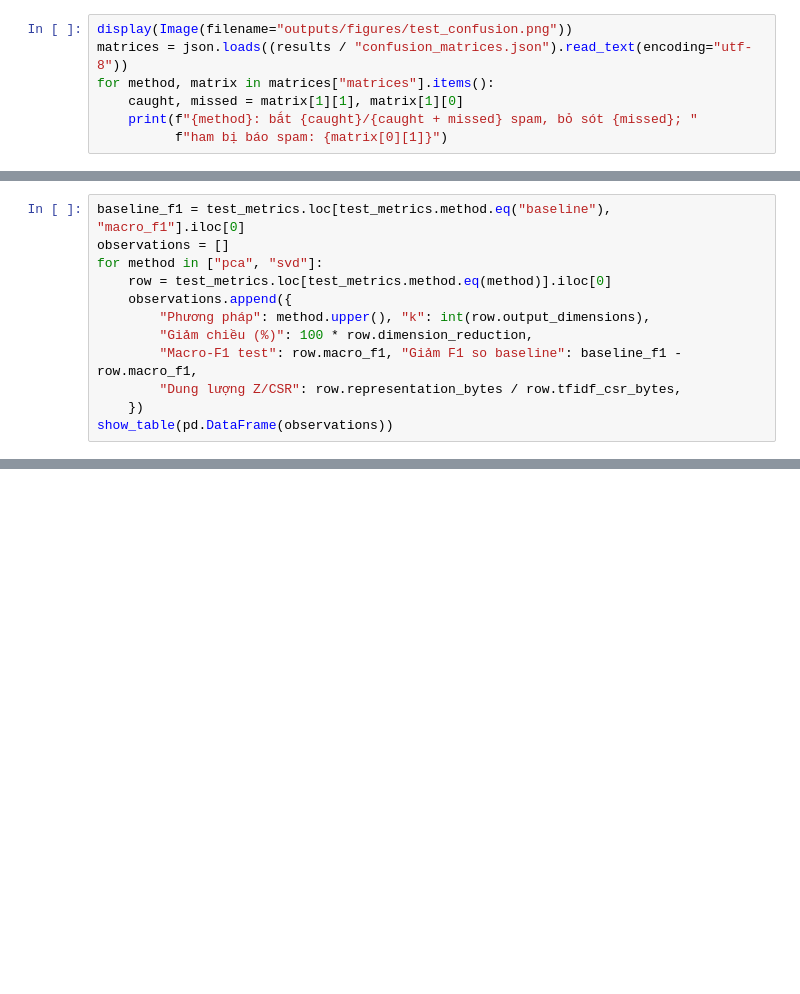
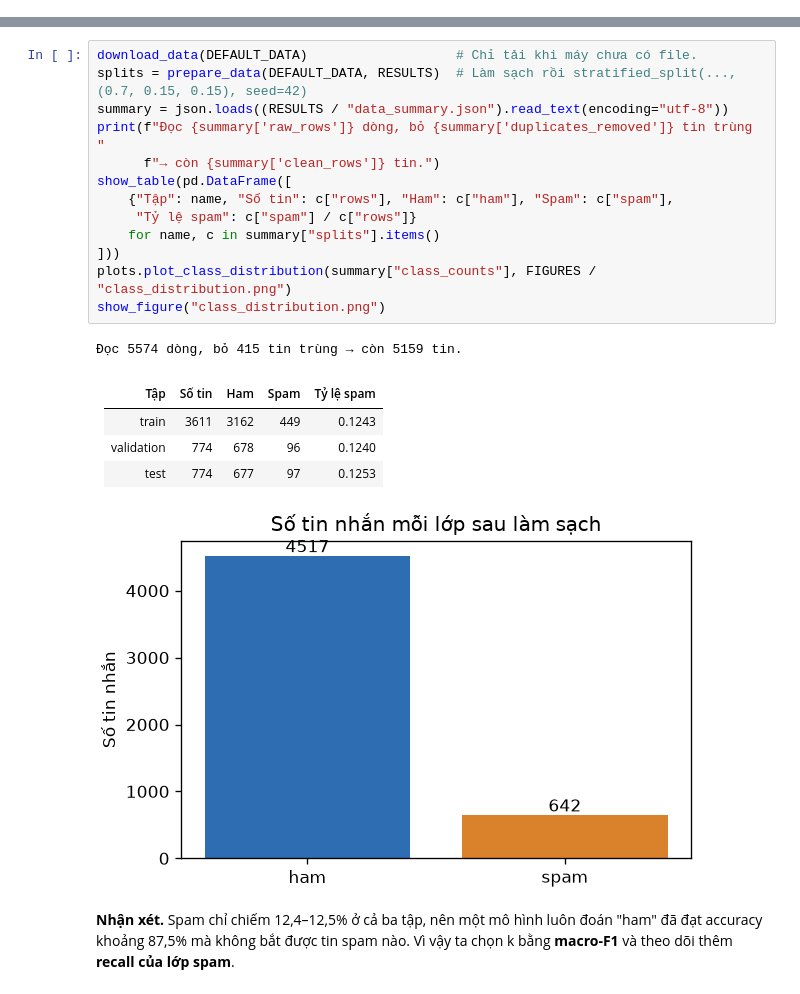
Before and after one commit to khanhtan2612/Spam-Detection, a Jupyter notebook: svd_pca_spam.ipynb, the cells around one changed output, grey strips where cells are left out. Drawn from its saved outputs; the diff is of its cells as text; blank space fills up the shorter version.

```diff
--- a/svd_pca_spam.ipynb
+++ b/svd_pca_spam.ipynb
@@ -397,7 +0,0 @@ Hàng là nhãn thật, cột là nhãn dự đoán.
-# %%
-display(Image(filename="outputs/figures/test_confusion.png"))
-matrices = json.loads((results / "confusion_matrices.json").read_text(encoding="utf-8"))
-for method, matrix in matrices["matrices"].items():
-    caught, missed = matrix[1][1], matrix[1][0]
-    print(f"{method}: bắt {caught}/{caught + missed} spam, bỏ sót {missed}; "
-          f"ham bị báo spam: {matrix[0][1]}")
@@ -519,12 +0,0 @@ OK
-# %%
-baseline_f1 = test_metrics.loc[test_metrics.method.eq("baseline"), "macro_f1"].iloc[0]
-observations = []
-for method in ["pca", "svd"]:
-    row = test_metrics.loc[test_metrics.method.eq(method)].iloc[0]
-    observations.append({
-        "Phương pháp": method.upper(), "k": int(row.output_dimensions),
-        "Giảm chiều (%)": 100 * row.dimension_reduction,
-        "Macro-F1 test": row.macro_f1, "Giảm F1 so baseline": baseline_f1 - row.macro_f1,
-        "Dung lượng Z/CSR": row.representation_bytes / row.tfidf_csr_bytes,
-    })
-show_table(pd.DataFrame(observations))
@@ -548,0 +97,23 @@ chưa hiệu chỉnh xác suất. k=100 là tốt nhất trong grid hiện tại
+# %%
+download_data(DEFAULT_DATA)                   # Chỉ tải khi máy chưa có file.
+splits = prepare_data(DEFAULT_DATA, RESULTS)  # Làm sạch rồi stratified_split(..., (0.7, 0.15, 0.15), seed=42)
+summary = json.loads((RESULTS / "data_summary.json").read_text(encoding="utf-8"))
+print(f"Đọc {summary['raw_rows']} dòng, bỏ {summary['duplicates_removed']} tin trùng "
+      f"→ còn {summary['clean_rows']} tin.")
+show_table(pd.DataFrame([
+    {"Tập": name, "Số tin": c["rows"], "Ham": c["ham"], "Spam": c["spam"],
+     "Tỷ lệ spam": c["spam"] / c["rows"]}
+    for name, c in summary["splits"].items()
+]))
+plots.plot_class_distribution(summary["class_counts"], FIGURES / "class_distribution.png")
+show_figure("class_distribution.png")
+# %% [output]
+Đọc 5574 dòng, bỏ 415 tin trùng → còn 5159 tin.
+| Tập | Số tin | Ham | Spam | Tỷ lệ spam |
+|---|---|---|---|---|
+| train | 3611 | 3162 | 449 | 0.1243 |
+| validation | 774 | 678 | 96 | 0.1240 |
+| test | 774 | 677 | 97 | 0.1253 |
+[figure, added]
+# %% [markdown]
+**Nhận xét.** Spam chỉ chiếm 12,4–12,5% ở cả ba tập, nên một mô hình luôn đoán "ham" đã đạt accuracy khoảng 87,5% mà không bắt được tin spam nào. Vì vậy ta chọn k bằng **macro-F1** và theo dõi thêm **recall của lớp spam**.
```
Also changed, not shown: parts of 77 cells of this notebook, 51 other files.
